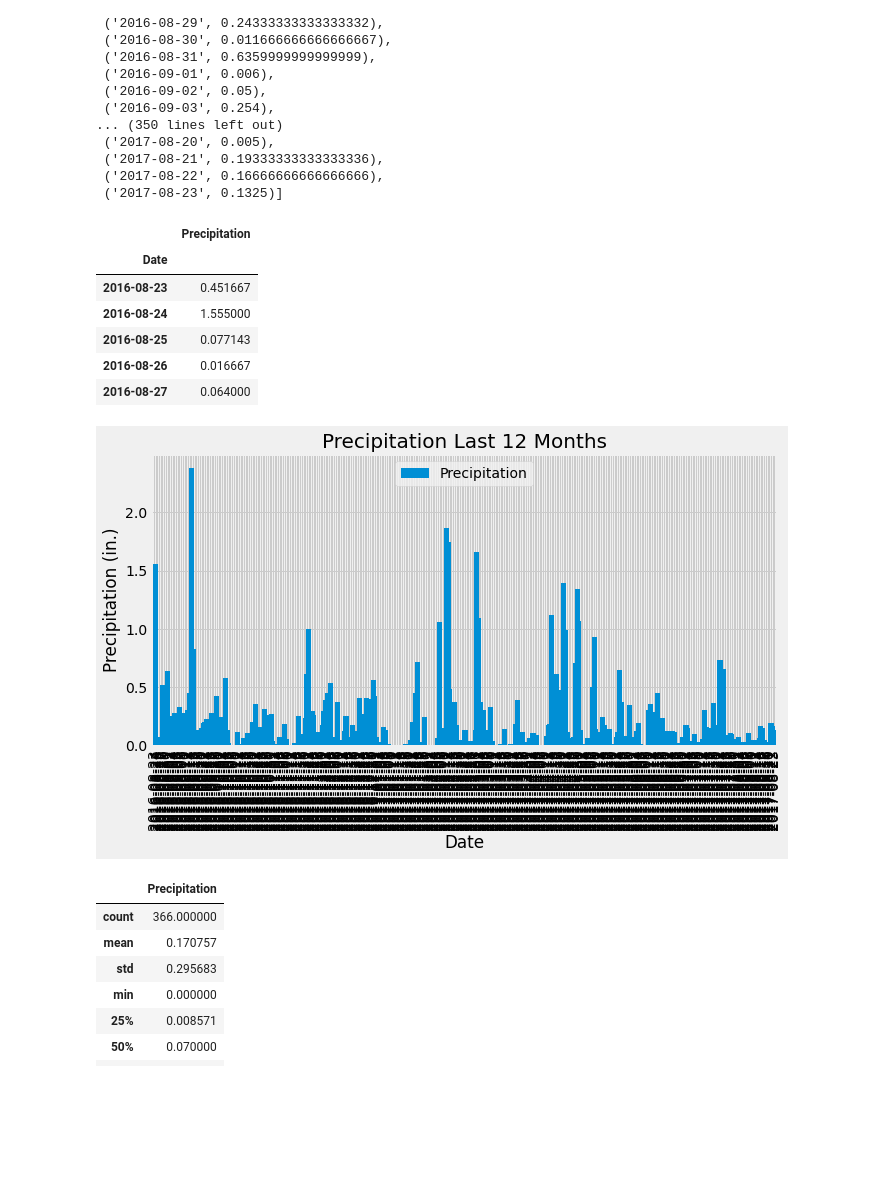
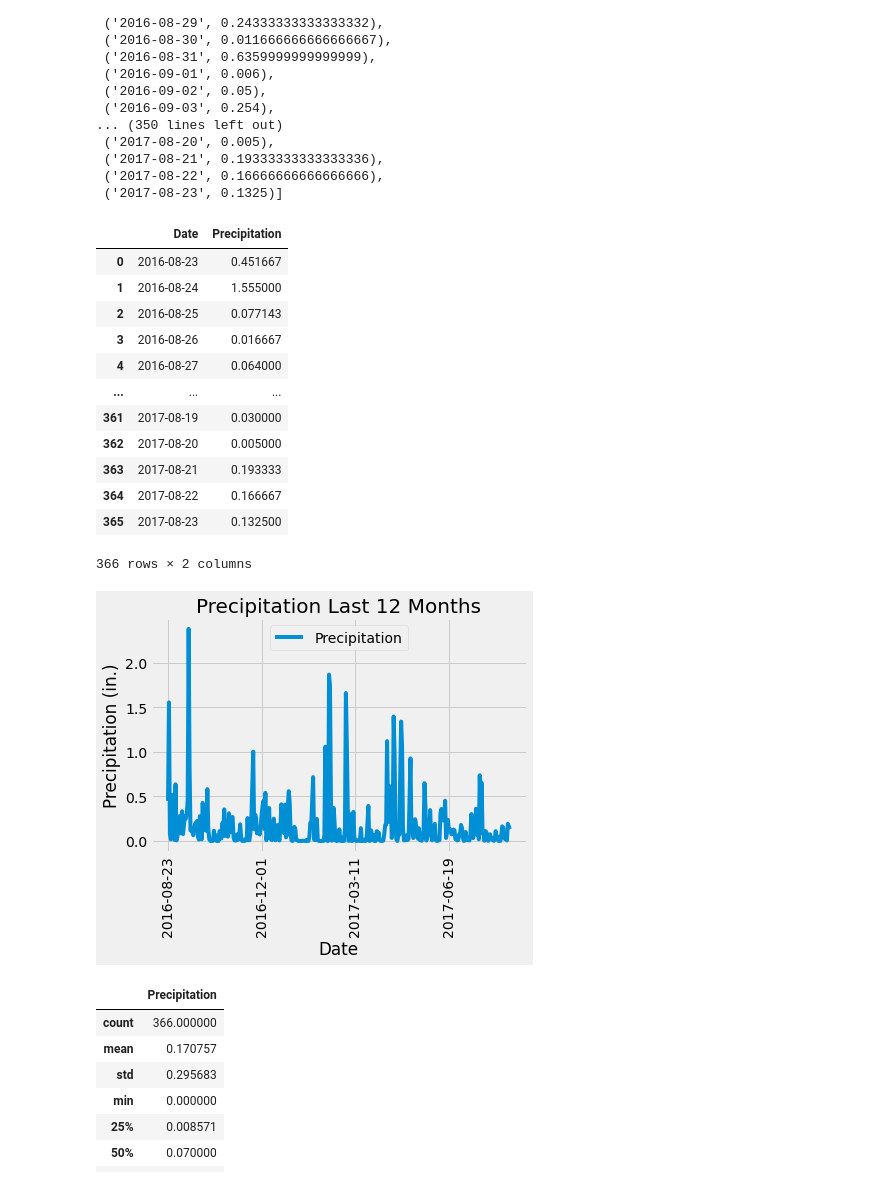
Before and after one commit to gpedicelli/SQLALCHEMY-CHALLENGE, a Jupyter notebook: climate_starter.ipynb, the cells around one changed output. Drawn from its saved outputs; the diff is of its cells as text; code cells hidden in the pictures; blank space fills up the shorter version.

```diff
--- a/climate_starter.ipynb
+++ b/climate_starter.ipynb
@@ -77,27 +77,40 @@ p_results
  ('2017-08-22', 0.16666666666666666),
  ('2017-08-23', 0.1325)]
 # %%
-# Save the query results as a Pandas DataFrame and set the index to the date column
-precipitation_df = pd.DataFrame(p_results, columns=['Date','Precipitation']).set_index('Date')
-precipitation_df.head()
+# Save results as Data Frame
+precipitation_df = pd.DataFrame(p_results, columns = ["Date", "Precipitation"])
+precipitation_df
 # %% [output]
-|  | Precipitation |
-| Date |  |
-| 2016-08-23 | 0.451667 |
-| 2016-08-24 | 1.555000 |
-| 2016-08-25 | 0.077143 |
-| 2016-08-26 | 0.016667 |
-| 2016-08-27 | 0.064000 |
+|  | Date | Precipitation |
+| 0 | 2016-08-23 | 0.451667 |
+| 1 | 2016-08-24 | 1.555000 |
+| 2 | 2016-08-25 | 0.077143 |
+| 3 | 2016-08-26 | 0.016667 |
+| 4 | 2016-08-27 | 0.064000 |
+| ... | ... | ... |
+| 361 | 2017-08-19 | 0.030000 |
+| 362 | 2017-08-20 | 0.005000 |
+| 363 | 2017-08-21 | 0.193333 |
+| 364 | 2017-08-22 | 0.166667 |
+| 365 | 2017-08-23 | 0.132500 |
+366 rows × 2 columns
 # %%
 # Use Pandas Plotting with Matplotlib to plot the data
-precipitation_df.plot(kind='bar', width=3, figsize=(10,5))
-plt.title("Precipitation Last 12 Months", size=20)
-plt.legend(loc='upper center')
-plt.xticks(rotation='vertical')
-plt.ylabel("Precipitation (in.)")
-plt.show()
+# precipitation_df.plot(kind='bar', width=3, figsize=(10,5), rot=90)
+# plt.title("Precipitation Last 12 Months", size=20)
+# plt.legend(loc='upper center')
+# plt.xticks(rotation='vertical')
+# plt.ylabel("Precipitation (in.)")
+# plt.show()
-# %% [output]
-[figure, removed]
+# %%
+precipitation_df.plot(x="Date", y="Precipitation", rot=90)
+plt.title("Precipitation Last 12 Months", size=20)
+plt.legend(loc='upper center')
+plt.xticks(rotation='vertical')
+plt.ylabel("Precipitation (in.)")
+plt.show()
+# %% [output]
+[figure, added]
 # %%
 # Use Pandas to calcualte the summary statistics for the precipitation data
 precipitation_df.describe()
```
Also changed, not shown: 1 other file.
